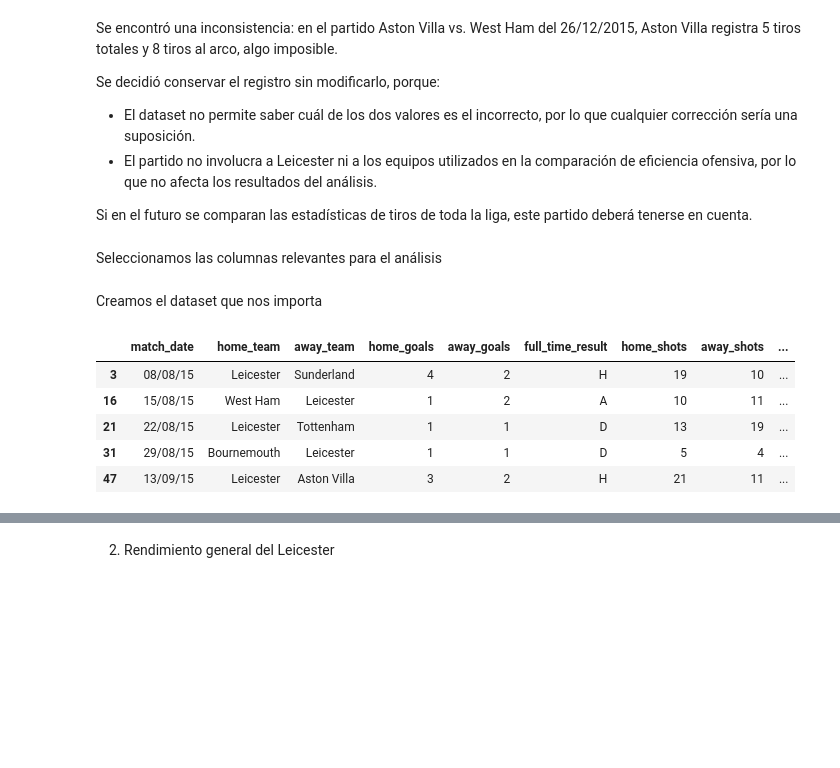
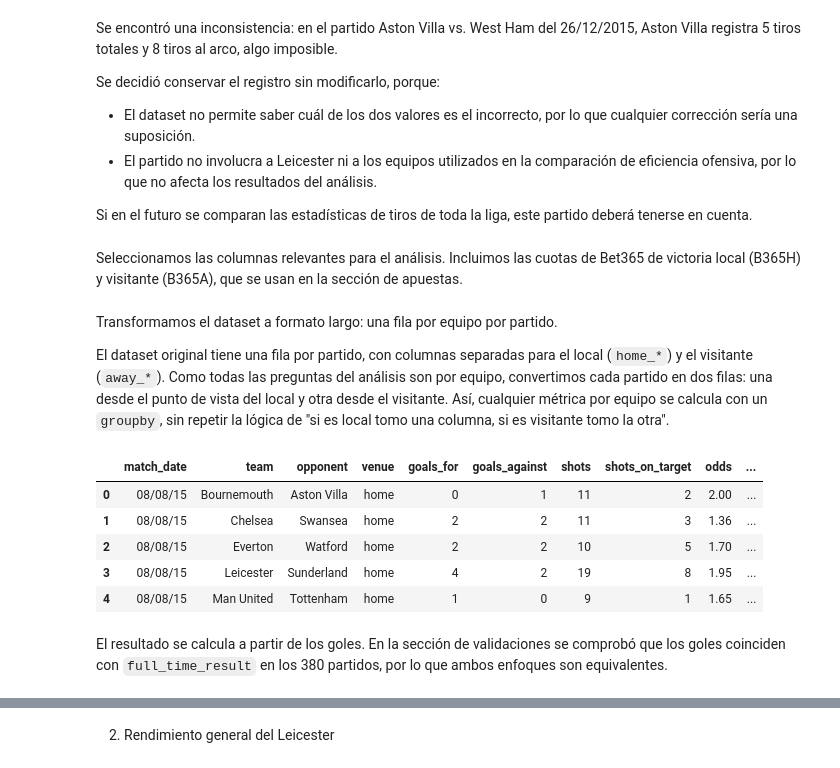
Before and after one commit to FrancoJarc/leicester-city-2015-16, a Jupyter notebook: notebooks/analysis.ipynb, the cells around one changed output, grey strips where cells are left out. Saved outputs shown, nothing was run; the diff lists cells and outputs as text; code cells hidden in the pictures; blank space fills up the shorter version.

Commit message:
refactor: pasar el análisis a formato largo por equipo

```diff
--- a/notebooks/analysis.ipynb
+++ b/notebooks/analysis.ipynb
@@ -9,9 +9,13 @@ A partir de estos datos, se buscará identificar qué características hicieron
 # %% [markdown]
 Cargamos el dataset
 # %%
+import numpy as np
 import pandas as pd
 
-df = pd.read_csv("../data/season-1516_csv.csv")
+DATA_PATH = "../data/season-1516_csv.csv"
+TEAM = "Leicester"
+
+df = pd.read_csv(DATA_PATH)
 
 df.head()
 # %% [output]
@@ -195,7 +199,7 @@ Se decidió conservar el registro sin modificarlo, porque:
 
 Si en el futuro se comparan las estadísticas de tiros de toda la liga, este partido deberá tenerse en cuenta.
 # %% [markdown]
-Seleccionamos las columnas relevantes para el análisis
+Seleccionamos las columnas relevantes para el análisis. Incluimos las cuotas de Bet365 de victoria local (B365H) y visitante (B365A), que se usan en la sección de apuestas.
 # %%
 df_analysis = df[
     [
@@ -212,22 +216,63 @@ df_analysis = df[
         "home_corners",
         "away_corners",
         "home_yellow_cards",
-        "away_yellow_cards"
+        "away_yellow_cards",
+        "B365H",
+        "B365A"
     ]
 ]
 # %% [markdown]
-Creamos el dataset que nos importa
+Transformamos el dataset a formato largo: una fila por equipo por partido.
+
+El dataset original tiene una fila por partido, con columnas separadas para el local (`home_*`) y el visitante (`away_*`). Como todas las preguntas del análisis son por equipo, convertimos cada partido en dos filas: una desde el punto de vista del local y otra desde el visitante. Así, cualquier métrica por equipo se calcula con un `groupby`, sin repetir la lógica de "si es local tomo una columna, si es visitante tomo la otra".
 # %%
-leicester = df_analysis[
-    (df_analysis["home_team"] == "Leicester") |
-    (df_analysis["away_team"] == "Leicester")
-].copy()
+home_columns = {
+    "home_team": "team",
+    "away_team": "opponent",
+    "home_goals": "goals_for",
+    "away_goals": "goals_against",
+    "home_shots": "shots",
+    "home_shots_on_target": "shots_on_target",
+    "B365H": "odds",
+    "B365A": "opponent_odds"
+}
 
-leicester.head()
+away_columns = {
+    "away_team": "team",
+    "home_team": "opponent",
+    "away_goals": "goals_for",
+    "home_goals": "goals_against",
+    "away_shots": "shots",
+    "away_shots_on_target": "shots_on_target",
+    "B365A": "odds",
+    "B365H": "opponent_odds"
+}
+
+long_columns = [
+    "match_date",
+    "team",
+    "opponent",
+    "venue",
+    "goals_for",
+    "goals_against",
+    "shots",
+    "shots_on_target",
+    "odds",
+    "opponent_odds"
+]
+
+home = df_analysis.rename(columns=home_columns).assign(venue="home")[long_columns]
+away = df_analysis.rename(columns=away_columns).assign(venue="away")[long_columns]
+
+team_matches = pd.concat([home, away], ignore_index=True)
+
+team_matches.head()
 # %% [output]
-|  | match_date | home_team | away_team | home_goals | away_goals | full_time_result | home_shots | away_shots | ... |
-| 3 | 08/08/15 | Leicester | Sunderland | 4 | 2 | H | 19 | 10 | ... |
-| 16 | 15/08/15 | West Ham | Leicester | 1 | 2 | A | 10 | 11 | ... |
-| 21 | 22/08/15 | Leicester | Tottenham | 1 | 1 | D | 13 | 19 | ... |
-| 31 | 29/08/15 | Bournemouth | Leicester | 1 | 1 | D | 5 | 4 | ... |
-| 47 | 13/09/15 | Leicester | Aston Villa | 3 | 2 | H | 21 | 11 | ... |
+|  | match_date | team | opponent | venue | goals_for | goals_against | shots | shots_on_target | odds | ... |
+| 0 | 08/08/15 | Bournemouth | Aston Villa | home | 0 | 1 | 11 | 2 | 2.00 | ... |
+| 1 | 08/08/15 | Chelsea | Swansea | home | 2 | 2 | 11 | 3 | 1.36 | ... |
+| 2 | 08/08/15 | Everton | Watford | home | 2 | 2 | 10 | 5 | 1.70 | ... |
+| 3 | 08/08/15 | Leicester | Sunderland | home | 4 | 2 | 19 | 8 | 1.95 | ... |
+| 4 | 08/08/15 | Man United | Tottenham | home | 1 | 0 | 9 | 1 | 1.65 | ... |
+# %% [markdown]
+El resultado se calcula a partir de los goles. En la sección de validaciones se comprobó que los goles coinciden con `full_time_result` en los 380 partidos, por lo que ambos enfoques son equivalentes.
```
Also changed, not shown: parts of 32 cells of this notebook.
